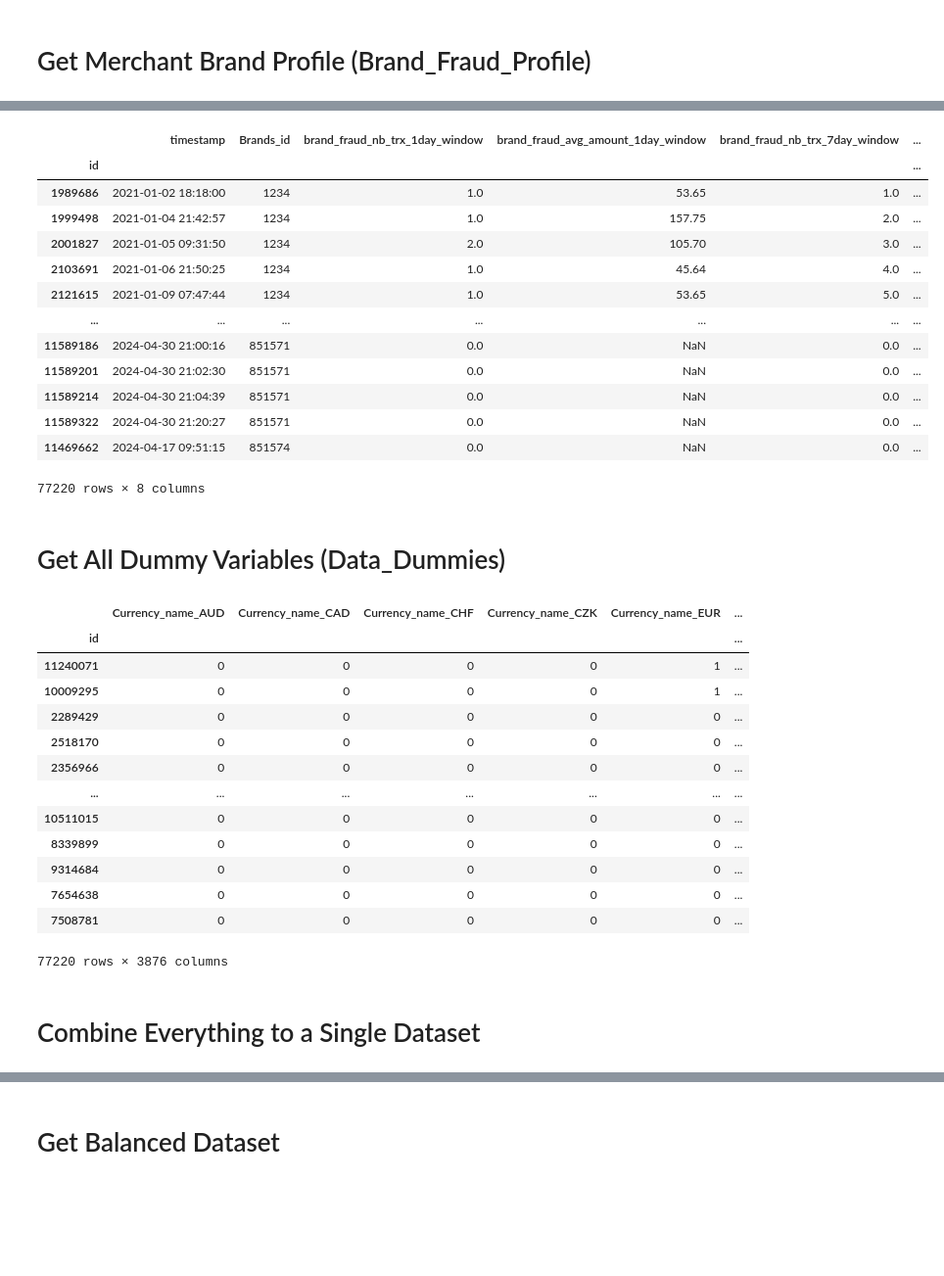
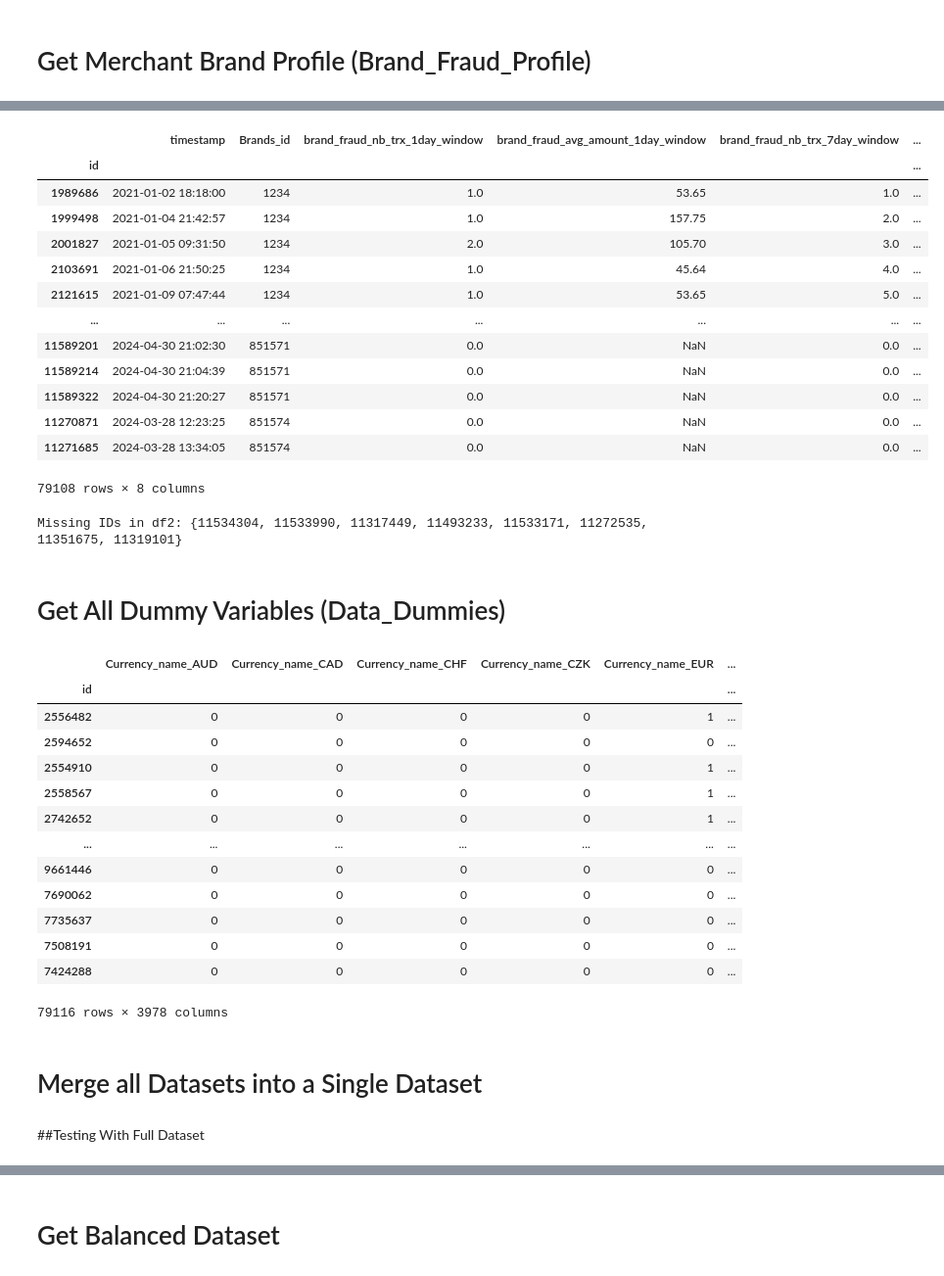
Before and after one commit to MaayanHagbi/CAS_ADS_Final_Project, a Jupyter notebook: Fraud_Detection_ML_(CAS_ADS).ipynb, the cells around one changed output, grey strips where cells are left out. Shown at 98% size. Drawn from its saved outputs; the diff is of its cells as text; code cells hidden in the pictures; blank space fills up the shorter version.

```diff
--- a/Fraud_Detection_ML_(CAS_ADS).ipynb
+++ b/Fraud_Detection_ML_(CAS_ADS).ipynb
@@ -101,22 +112,27 @@ duplicate_rows
 # %% [markdown]
 #Conversion and Creation of Variables
 # %%
+#Function to convert columns to float type
 def convert_float(columns):
   for col in columns:
     Data_Adf[col] = pd.to_numeric(Data_Adf[col],errors='coerce')
 
+#Function to convert columns to string type
 def convert_string(columns):
   for col in columns:
     Data_Adf[col] = Data_Adf[col].astype(str)
 
+#Define columns to be converted to string and float
 columns_to_string = ['id']
 columns_to_float = ['amount_gbp']
 
+#Convert specified columns to float and string types
 convert_float(columns_to_float)
 convert_string(columns_to_string)
 
-#Add Is_fraud Column
-Data_Adf['Is_fraud'] = Data_Adf['Is_fraud'].notnull()
+#Replace 'None' with a placeholder value & map string values to boolean values
+Data_Adf['Is_fraud'] = Data_Adf['Is_fraud'].fillna('Missing')
+Data_Adf['Is_fraud'] = Data_Adf['Is_fraud'].map({'Missing': False, 'FR': True})
 # %% [markdown]
 #Data Analysis
 # %%
@@ -401,6 +433,7 @@ Wall time: 1min 46s
 # %% [markdown]
 # Get Merchant Brand Profile (Brand_Fraud_Profile)
 # %%
+#Function to calculate spending behavior features of a brand over various rolling window sizes of customer transactions
 def get_count_risk_rolling_window(terminal_trx, delay_period = 7, windows_size_in_days = [1, 7, 30], feature = "Terminal_ID"):
 
   terminal_trx = terminal_trx.sort_values('timestamp')
@@ -419,27 +452,27 @@ def get_count_risk_rolling_window(terminal_trx, delay_period = 7, windows_size_i
 
   return terminal_trx
 
-Data_Adf['Is_fraud'] = Data_Adf['Is_fraud'].astype(bool)
+#Create a new column for fraudulent transaction amounts
 Data_Adf['amount_gbp_fraud_trx'] = Data_Adf['amount_gbp'].where(Data_Adf['Is_fraud'], np.nan)
 
+#Extract relevant columns for Brand Fraud Profile
 Brand_Fraud_Profile = Data_Adf[['id','timestamp','Brands_id','amount_gbp_fraud_trx']].copy()
 
+#Convert timestamp to datetime without timezone
 Brand_Fraud_Profile['timestamp'] = Brand_Fraud_Profile['timestamp'].dt.tz_localize(None)
 Brand_Fraud_Profile['timestamp'] = Brand_Fraud_Profile['timestamp'].astype('datetime64[ns]')
 
+#Sort the DataFrame by timestamp and brand ID
 Brand_Fraud_Profile = Brand_Fraud_Profile.sort_values(['timestamp','Brands_id'], ascending=[True,True],ignore_index=True)
 
+#Apply the previously defined function to calculate brand fraud profile features
 %time Brand_Fraud_Profile = Brand_Fraud_Profile.groupby('Brands_id').apply(lambda x: get_count_risk_rolling_window(x))
 
-Brand_Fraud_Profile.set_index('id')
-
-Brand_Fraud_Profile
-
+#Set 'id' column as index and convert it to integer type
 Brand_Fraud_Profile.set_index('id',inplace=True)
-
 Brand_Fraud_Profile.index = Brand_Fraud_Profile.index.astype(int)
 
+#Drop the 'amount_gbp_fraud_trx' column
 Brand_Fraud_Profile = Brand_Fraud_Profile.drop('amount_gbp_fraud_trx', axis=1)
-
 Brand_Fraud_Profile
 # %% [output]
@@ -448,47 +481,67 @@ Wall time: 1.67 s
 |  | timestamp | Brands_id | brand_fraud_nb_trx_1day_window | brand_fraud_avg_amount_1day_window | brand_fraud_nb_trx_7day_window | ... |
 | id |  |  |  |  |  | ... |
 | 1989686 | 2021-01-02 18:18:00 | 1234 | 1.0 | 53.65 | 1.0 | ... |
 | 1999498 | 2021-01-04 21:42:57 | 1234 | 1.0 | 157.75 | 2.0 | ... |
 | 2001827 | 2021-01-05 09:31:50 | 1234 | 2.0 | 105.70 | 3.0 | ... |
 | 2103691 | 2021-01-06 21:50:25 | 1234 | 1.0 | 45.64 | 4.0 | ... |
 | 2121615 | 2021-01-09 07:47:44 | 1234 | 1.0 | 53.65 | 5.0 | ... |
 | ... | ... | ... | ... | ... | ... | ... |
-| 11589186 | 2024-04-30 21:00:16 | 851571 | 0.0 | NaN | 0.0 | ... |
 | 11589201 | 2024-04-30 21:02:30 | 851571 | 0.0 | NaN | 0.0 | ... |
 | 11589214 | 2024-04-30 21:04:39 | 851571 | 0.0 | NaN | 0.0 | ... |
 | 11589322 | 2024-04-30 21:20:27 | 851571 | 0.0 | NaN | 0.0 | ... |
-| 11469662 | 2024-04-17 09:51:15 | 851574 | 0.0 | NaN | 0.0 | ... |
+| 11270871 | 2024-03-28 12:23:25 | 851574 | 0.0 | NaN | 0.0 | ... |
+| 11271685 | 2024-03-28 13:34:05 | 851574 | 0.0 | NaN | 0.0 | ... |
-77220 rows × 8 columns
+79108 rows × 8 columns
+# %%
+abc = Trx_Profile_Rolling.copy()
+xyz = Brand_Fraud_Profile.copy()
+
+abc = abc.reset_index(level='id') #Key is id
+xyz = xyz.reset_index(level='id') #Key is id
+
+# Convert 'id' column to sets for faster comparison
+id_set1 = set(abc['id'])
+id_set2 = set(xyz['id'])
+
+# Find missing IDs in df2
+missing_ids = id_set1 - id_set2
+
+print("Missing IDs in df2:", missing_ids)
+# %% [output]
+Missing IDs in df2: {11534304, 11533990, 11317449, 11493233, 11533171, 11272535, 11351675, 11319101}
 # %% [markdown]
 # Get All Dummy Variables (Data_Dummies)
 # %%
-# creating a copy of the original data frame and adding a few columns
+#Creating a copy of the original data frame with the needed columns
 Data_Dummies = Data_Adf[['id','Currency_name','Environments_name','Brands_name','Deviceinfo_device_name','Deviceinfo_browser_name','Clientinfo_email','Paymentbrands_name','Issuers_name','Industries_name','Companies_name','Processors_name']].copy()
+
+#Extract email domain
 Data_Dummies['Email_domain'] = Data_Dummies['Clientinfo_email'].str.split('@').str[1].str.split('.').str[0]
 Data_Dummies = Data_Dummies.replace(' ', '_', regex=True)
 
-#Creating all dummy variables
+#Creating dummy variables for categorical columns, dropping email column and converting columns to integer type
 Data_Dummies = pd.get_dummies(Data_Dummies,columns=['Currency_name','Environments_name','Brands_name','Deviceinfo_device_name','Deviceinfo_browser_name','Email_domain','Paymentbrands_name','Issuers_name','Industries_name','Companies_name','Processors_name'])
 Data_Dummies = Data_Dummies.drop(columns='Clientinfo_email')
 Data_Dummies = Data_Dummies.astype(int)
 
+# Set 'id' column as index
 Data_Dummies.set_index('id', inplace=True)
 Data_Dummies
 # %% [output]
 |  | Currency_name_AUD | Currency_name_CAD | Currency_name_CHF | Currency_name_CZK | Currency_name_EUR | ... |
 | id |  |  |  |  |  | ... |
-| 11240071 | 0 | 0 | 0 | 0 | 1 | ... |
-| 10009295 | 0 | 0 | 0 | 0 | 1 | ... |
-| 2289429 | 0 | 0 | 0 | 0 | 0 | ... |
-| 2518170 | 0 | 0 | 0 | 0 | 0 | ... |
-| 2356966 | 0 | 0 | 0 | 0 | 0 | ... |
+| 2556482 | 0 | 0 | 0 | 0 | 1 | ... |
+| 2594652 | 0 | 0 | 0 | 0 | 0 | ... |
+| 2554910 | 0 | 0 | 0 | 0 | 1 | ... |
+| 2558567 | 0 | 0 | 0 | 0 | 1 | ... |
+| 2742652 | 0 | 0 | 0 | 0 | 1 | ... |
 | ... | ... | ... | ... | ... | ... | ... |
-| 10511015 | 0 | 0 | 0 | 0 | 0 | ... |
-| 8339899 | 0 | 0 | 0 | 0 | 0 | ... |
-| 9314684 | 0 | 0 | 0 | 0 | 0 | ... |
-| 7654638 | 0 | 0 | 0 | 0 | 0 | ... |
-| 7508781 | 0 | 0 | 0 | 0 | 0 | ... |
+| 9661446 | 0 | 0 | 0 | 0 | 0 | ... |
+| 7690062 | 0 | 0 | 0 | 0 | 0 | ... |
+| 7735637 | 0 | 0 | 0 | 0 | 0 | ... |
+| 7508191 | 0 | 0 | 0 | 0 | 0 | ... |
+| 7424288 | 0 | 0 | 0 | 0 | 0 | ... |
-77220 rows × 3876 columns
+79116 rows × 3978 columns
 # %% [markdown]
-# Combine Everything to a Single Dataset
+# Merge all Datasets into a Single Dataset
 # %%
@@ -510,0 +565,2 @@ DF3 = pd.merge(DF2, Brand_Fraud_Profile,how='left',on='id')
+# %% [markdown]
+##Testing With Full Dataset
```
Also changed, not shown: parts of 24 cells of this notebook.
